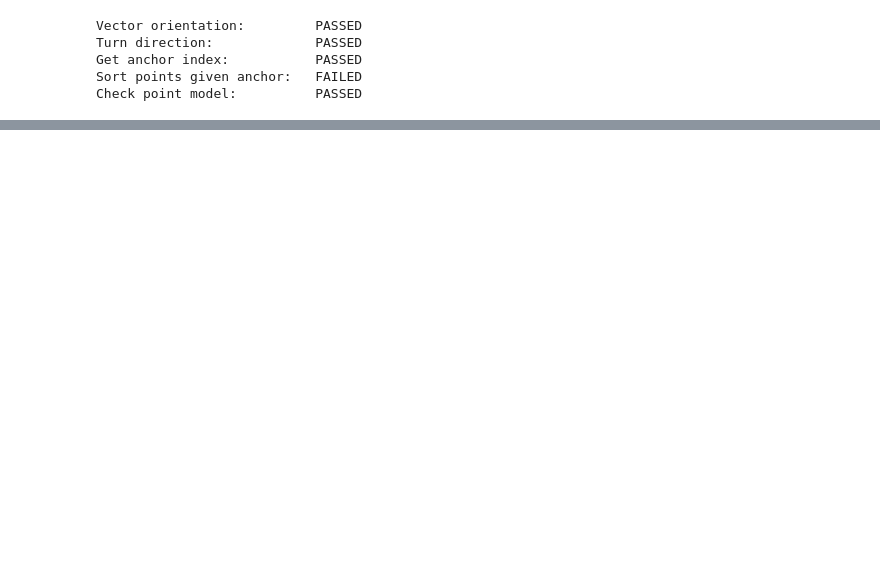
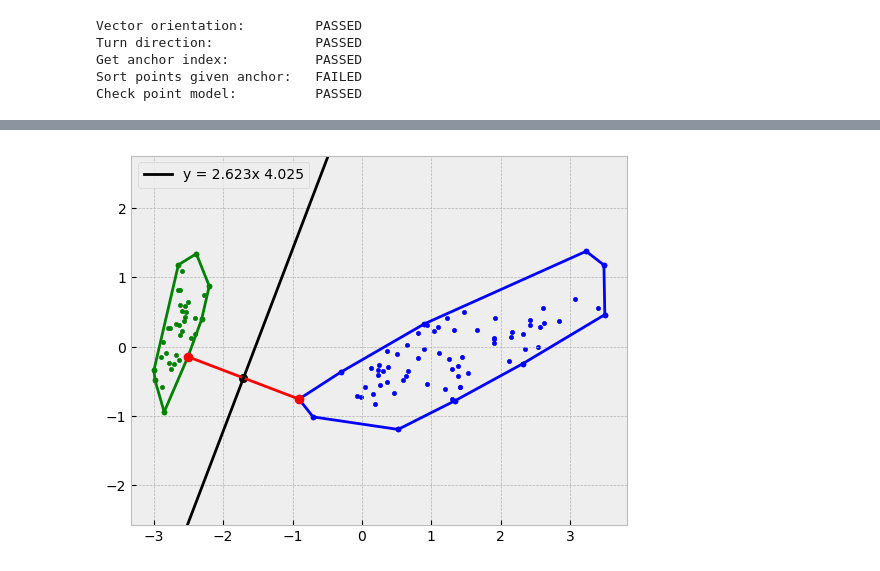
Before and after one commit to probablygab/2d-linear-classifier, a Jupyter notebook: tp1_alg2.ipynb, the cells around one changed output, grey strips where cells are left out. Cells and saved outputs as stored; diff of their text form; code cells hidden in the pictures; blank space fills up the shorter version.

```diff
--- a/tp1_alg2.ipynb
+++ b/tp1_alg2.ipynb
@@ -1085,0 +1085,50 @@ Check point model:          PASSED
+# %%
+
+#MAKE THIS BECAUSE WE _____KNOW _____ THAT THE DATABASE IS SEPARABLE
+def separateDatabaseByTarget(database, databaseTarget, target):
+
+    dbEqualsTarg = []
+    dbEqualsTargTarg = []
+
+    dbNotEqTarg = []
+    dbNotEqTargTarg = []
+
+    for (i, j) in zip(database, databaseTarget):
+        rand = np.random.randint(0,100)
+        if (j == target):
+            dbEqualsTarg.append(i)
+            dbEqualsTargTarg.append(j)
+        else:
+            dbNotEqTarg.append(i)
+            dbNotEqTargTarg.append(j)
+
+    dbEqualsTarg = np.array(dbEqualsTarg)
+    dbEqualsTargTarg = np.array(dbEqualsTargTarg)
+    dbNotEqTarg = np.array(dbNotEqTarg)
+    dbNotEqTargTarg = np.array(dbNotEqTargTarg)
+
+    return (dbEqualsTarg, dbEqualsTargTarg, dbNotEqTarg, dbNotEqTargTarg)
+
+
+#hulld70Seg, hulld70 = grahamScan([x for x in d70])
+
+
+dbTarget0, dbTargetTarget0, dbNotTarget0, dbTargetNotTarget0 = separateDatabaseByTarget(d70, d70t, 0)
+
+hulld70t0Seg, hulld70t0 = grahamScan([x for x in dbTarget0])
+hulld70Nott0Seg, hulld70Nott0 = grahamScan([x for x in dbNotTarget0])
+
+plotConvexHull([x for x in dbTarget0], hulld70t0Seg, marker='.', color='green')
+plotConvexHull([x for x in dbNotTarget0], hulld70Nott0Seg, marker='.')
+
+#linearSweeping(hull1Seg + hull2Seg, True)  #Dont do it because we did by FEELING
+
+segClosest = findClosestPointsBetweenTwoConvexHulls(hulld70t0, hulld70Nott0)
+
+plotSegments([segClosest], color='red') # current segments
+
+slope, intercept, xMiddle, yMiddle = findPerpendicularLineEq(segClosest)
+
+plotLineFromEquation(slope, intercept, xMiddle, yMiddle, color='black')
+# %% [output]
+[figure, added]
```
Also changed, not shown: parts of 12 cells of this notebook.
